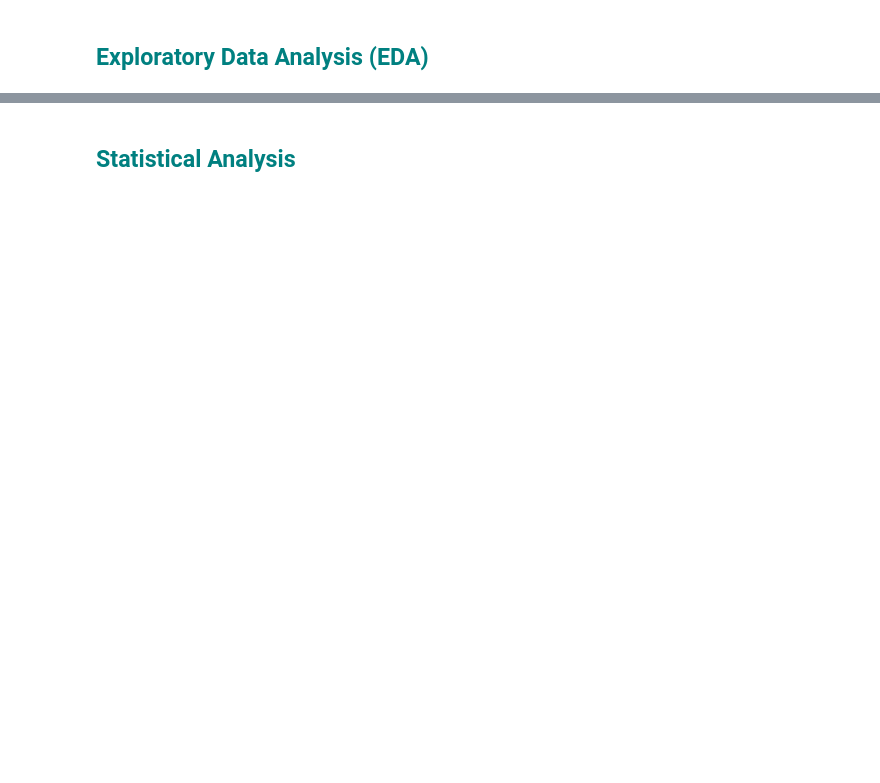
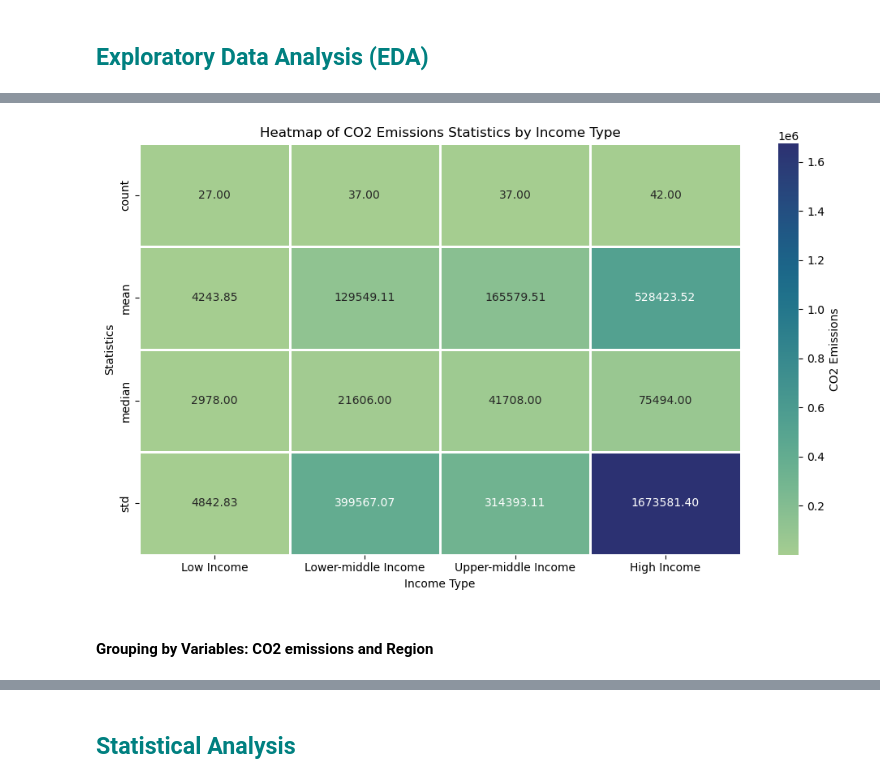
Before and after one commit to martaverfer/project-data-analysis, a Jupyter notebook: python_scripts/main.ipynb, the cells around one changed output, grey strips where cells are left out. Drawn from its saved outputs; the diff is of its cells as text; code cells hidden in the pictures; blank space fills up the shorter version.

```diff
--- a/python_scripts/main.ipynb
+++ b/python_scripts/main.ipynb
@@ -159,0 +378,25 @@ df["gender"].unique()
+# %%
+# From a previous analysis I could see that there were some countries that are missed, so i am going to add them manually
+# This was the analysis:
+    # Here we can see that we have lost 20 contries during the merge, because there weren't in df nor in df_region
+    # We can investigate this
+    # missing_in_region = df[~df["country"].isin(df_region["country"])]
+    # print(missing_in_region)
+    # missing_in_df = df_region[~df_region["country"].isin(df["country"])]
+    # print(missing_in_df)
+
+# New data to be added as rows
+new_data = {"country": ["Ivory Coast", "Republic of the Congo", "Czech Republic",
+                        "Democratic Republic of the Congo", "Egypt", "The Gambia", "Iran",
+                        "Republic of Ireland", "Kyrgyzstan", "Russia", "South Korea", "Syria",
+                        "Turkey", "Venezuela", "Yemen"],
+            "region": ["Sub-Saharan Africa", "Sub-Saharan Africa", "Europe & Central Asia",
+                       "Sub-Saharan Africa", "Middle East & North Africa", "Sub-Saharan Africa",
+                       "Middle East & North Africa", "Europe & Central Asia", "Europe & Central Asia",
+                       "Europe & Central Asia", "East Asia & Pacific", "Middle East & North Africa",
+                       "Europe & Central Asia", "Latin America & Caribbean", "Middle East & North Africa"]}
+
+new_df = pd.DataFrame(new_data)
+
+# Concatenate the original DataFrame with the new one (adding rows)
+df_region = pd.concat([df_region, new_df], ignore_index=True)
@@ -161,0 +584,21 @@ df["gender"].unique()
+# %%
+agg_heatmap_df = df_merged.groupby("income_type")["co2_emissions"].agg(["count", "mean","median","std"]).round(2)
+
+# Reshape data for heatmap
+heatmap_data = agg_heatmap_df.T  # Transpose the DataFrame to have statistics as columns
+
+# Plotting the heatmap
+plt.figure(figsize=(10, 6))
+sns.heatmap(heatmap_data, annot=True, cmap='crest', fmt='.2f', cbar_kws={'label': 'CO2 Emissions'}, linewidths=1)
+
+# Customize plot
+plt.title('Heatmap of CO2 Emissions Statistics by Income Type')
+plt.xlabel('Income Type')
+plt.ylabel('Statistics')
+
+plt.tight_layout()
+plt.show()
+# %% [output]
+[figure, added]
+# %% [markdown]
+#### Grouping by Variables: CO2 emissions and Region
```
Also changed, not shown: parts of 63 cells of this notebook, 5 other files.
